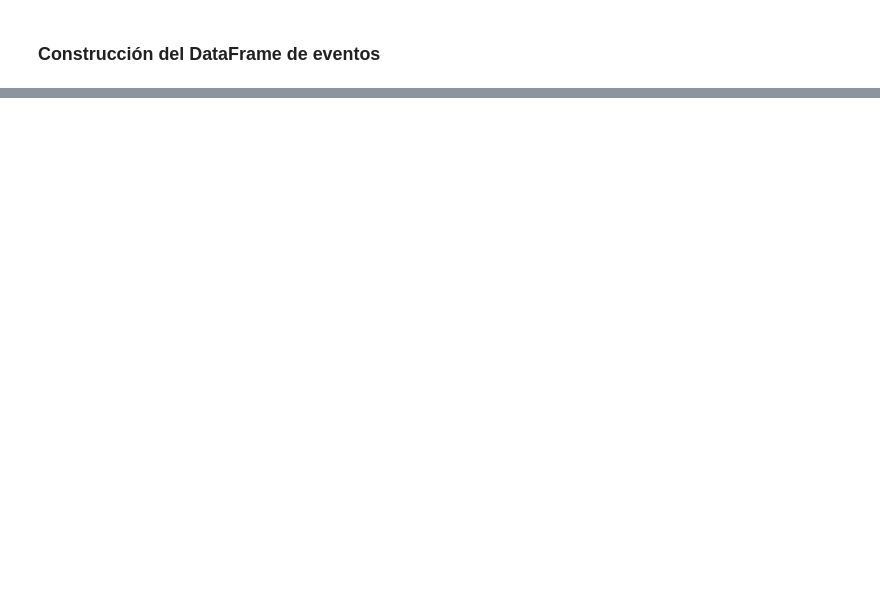
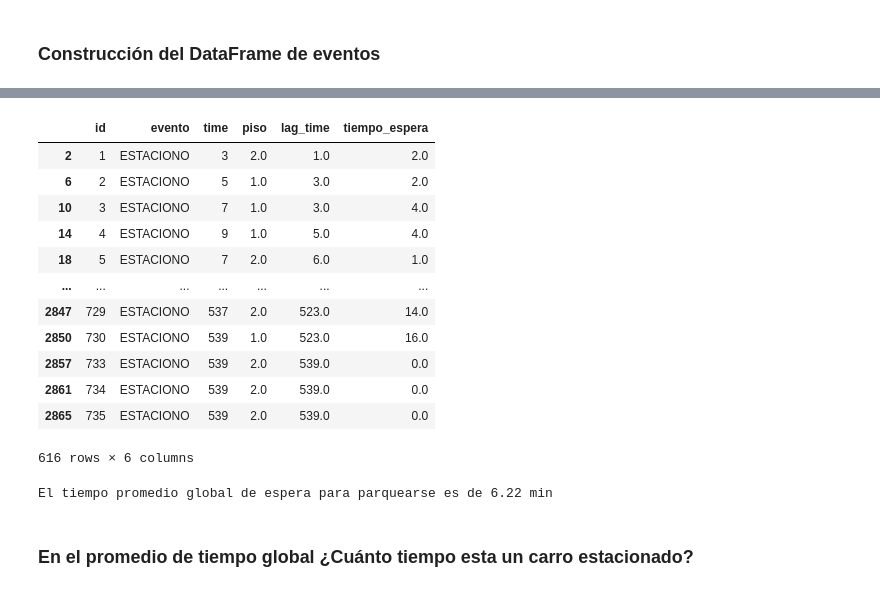
Before and after one commit to jc-vasquez14/Teoria_Simpy, a Jupyter notebook: simpy.ipynb, the cells around one changed output, grey strips where cells are left out. Saved outputs shown, nothing was run; the diff lists cells and outputs as text; code cells hidden in the pictures; blank space fills up the shorter version.

```diff
--- a/simpy.ipynb
+++ b/simpy.ipynb
@@ -229,0 +309,29 @@ simulacion.carros[0].eventos
+# %%
+df_eventos["lag_time"] = df_eventos.groupby("id")["time"].shift(2)
+
+df2 = df_eventos.loc[ df_eventos["evento"] == "ESTACIONO", : ].copy()
+df2["tiempo_espera"] = df2["time"] - df2["lag_time"]
+# %%
+df2
+# %% [output]
+|  | id | evento | time | piso | lag_time | tiempo_espera |
+| 2 | 1 | ESTACIONO | 3 | 2.0 | 1.0 | 2.0 |
+| 6 | 2 | ESTACIONO | 5 | 1.0 | 3.0 | 2.0 |
+| 10 | 3 | ESTACIONO | 7 | 1.0 | 3.0 | 4.0 |
+| 14 | 4 | ESTACIONO | 9 | 1.0 | 5.0 | 4.0 |
+| 18 | 5 | ESTACIONO | 7 | 2.0 | 6.0 | 1.0 |
+| ... | ... | ... | ... | ... | ... | ... |
+| 2847 | 729 | ESTACIONO | 537 | 2.0 | 523.0 | 14.0 |
+| 2850 | 730 | ESTACIONO | 539 | 1.0 | 523.0 | 16.0 |
+| 2857 | 733 | ESTACIONO | 539 | 2.0 | 539.0 | 0.0 |
+| 2861 | 734 | ESTACIONO | 539 | 2.0 | 539.0 | 0.0 |
+| 2865 | 735 | ESTACIONO | 539 | 2.0 | 539.0 | 0.0 |
+616 rows × 6 columns
+# %%
+mean = round(float(df2["tiempo_espera"].sum() / df2.shape[0]), 2)
+
+print( f"El tiempo promedio global de espera para parquearse es de {mean} min")
+# %% [output]
+El tiempo promedio global de espera para parquearse es de 6.22 min
+# %% [markdown]
+### En el promedio de tiempo global ¿Cuánto tiempo esta un carro estacionado?
```
Also changed, not shown: parts of 36 cells of this notebook, 3 other files.
